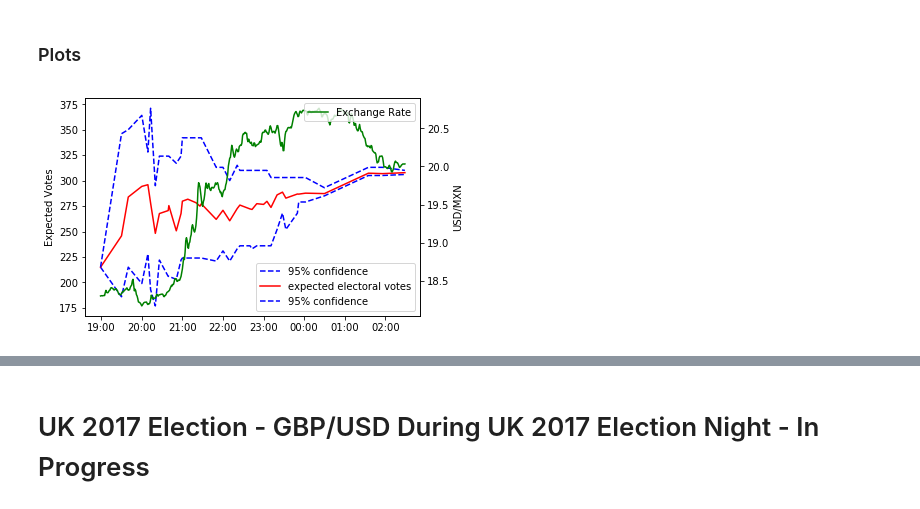
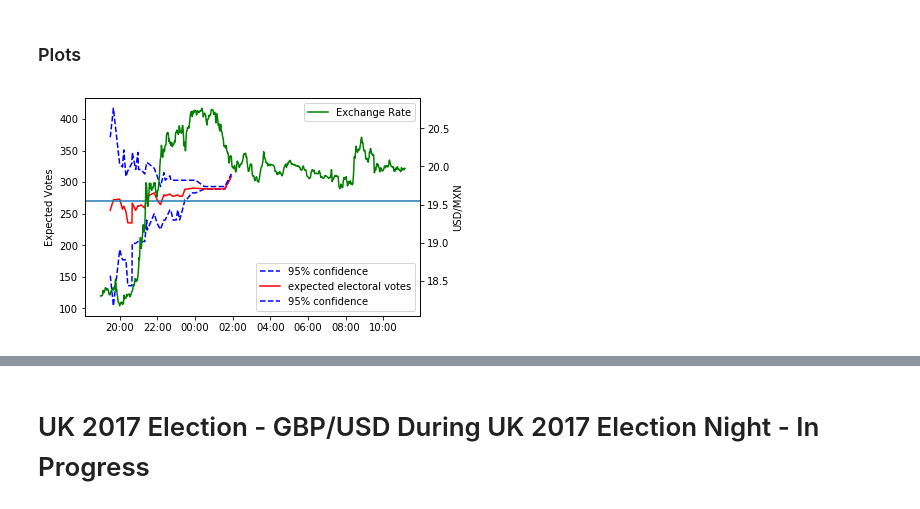
Before and after one commit to alexhuang1117/Data-Science-Portfolio, a Jupyter notebook: FX_Analysis_During_Election/main.ipynb, the cells around one changed output, grey strips where cells are left out. Drawn from its saved outputs; the diff is of its cells as text; code cells hidden in the pictures.

```diff
--- a/FX_Analysis_During_Election/main.ipynb
+++ b/FX_Analysis_During_Election/main.ipynb
@@ -56,13 +56,14 @@ The data is collected from the internet, polling data is from Fivethrityeight 'p
 #Reading in data
 
 
-with open('data/prior-538.csv', newline='') as csvfile:
-    data = csv.reader(csvfile, delimiter=',')
-    prior=list(data)
+# with open('data/prior_538.csv', newline='') as csvfile:
+#     data = csv.reader(csvfile, delimiter=',')
+#     prior=list(data)
+prior = pd.read_csv('data/prior_538.csv')
 
 prior = pd.DataFrame(prior)
-prior.columns = ['State', 'poll', 'EV']
-
+prior.columns = ['State', 'poll_hc', 'poll_dt', 'poll_gj']
+prior.State=[name.replace('-',' ') for name in prior.State]
 
 #with open('call-AP.csv', newline='') as csvfile:
 #    data = csv.reader(csvfile, delimiter=',')
@@ -76,7 +77,8 @@ with open('data/results.csv', newline='') as csvfile:
     result=list(data)
 
 result = pd.DataFrame(result)
-result.columns = ['State', 'result', 'time', 'trump', 'clinton', 'diff', 'intermediate','rprpc']
+result.columns = ['State', 'result', 'time', 'trump', 'clinton', 'EV', 'intermediate','rprpc']
+result.State=[name.lower() for name in result.State]
 
 
 #join the table by state
@@ -84,13 +86,14 @@ jointb = prior.join(result.set_index('State'), on='State')
 #order by time
 
 
-#remove empty rows
-jointb['EV'].replace('#N/A', np.nan, inplace=True)
-jointb.dropna(subset=['EV'],inplace=True)
+
+
+
 
 jointb = jointb.sort_values(by='time').reset_index(drop=True)
 jointb.index = np.arange(0,len(jointb))
-jointb[['poll', 'EV','result', 'trump', 'clinton', 'diff']]=jointb[['poll', 'EV','result', 'trump', 'clinton', 'diff']].apply(pd.to_numeric)
+jointb[[ 'EV','result', 'trump', 'clinton', 'poll_hc', 'poll_dt', 'poll_gj']]=jointb[[ 'EV','result', 'trump', 'clinton','poll_hc', 'poll_dt', 'poll_gj' ]].apply(pd.to_numeric)
+#jointb.EV.fillna(0,inplace =True)
 # %% [markdown]
 ### Linear Regression and Monte Carlos Simulation
 # %%
@@ -181,22 +201,25 @@ http://pandas.pydata.org/pandas-docs/stable/indexing.html#deprecate_ix
 # %%
 #%%
 fig, ax1 = plt.subplots()
 ax1.plot_date(pred.time, pred.low,'b--', label='95% confidence')
 ax1.plot_date(pred.time, pred.ave,'r-', label='expected electoral votes')
 ax1.plot_date(pred.time, pred.high,'b--', label='95% confidence')
 plt.ylabel('Expected Votes')
 pylab.legend(loc='lower right')
+plt.axhline(y=270)
 
 ax2 = ax1.twinx()
 ax2.plot(fx['mean'],'g', label='Exchange Rate')
 
 HMFmt = mdates.DateFormatter('%H:%M')
 ax1.xaxis.set_major_formatter(HMFmt)
 _ = plt.xticks(rotation=90)
 
 plt.ylabel('USD/MXN')
 
 pylab.legend(loc='upper right')
+
+
 plt.show()
 # %% [output]
-[figure, old version]
+[figure, new version]
```
Also changed, not shown: parts of 10 cells of this notebook, 3 other files.
